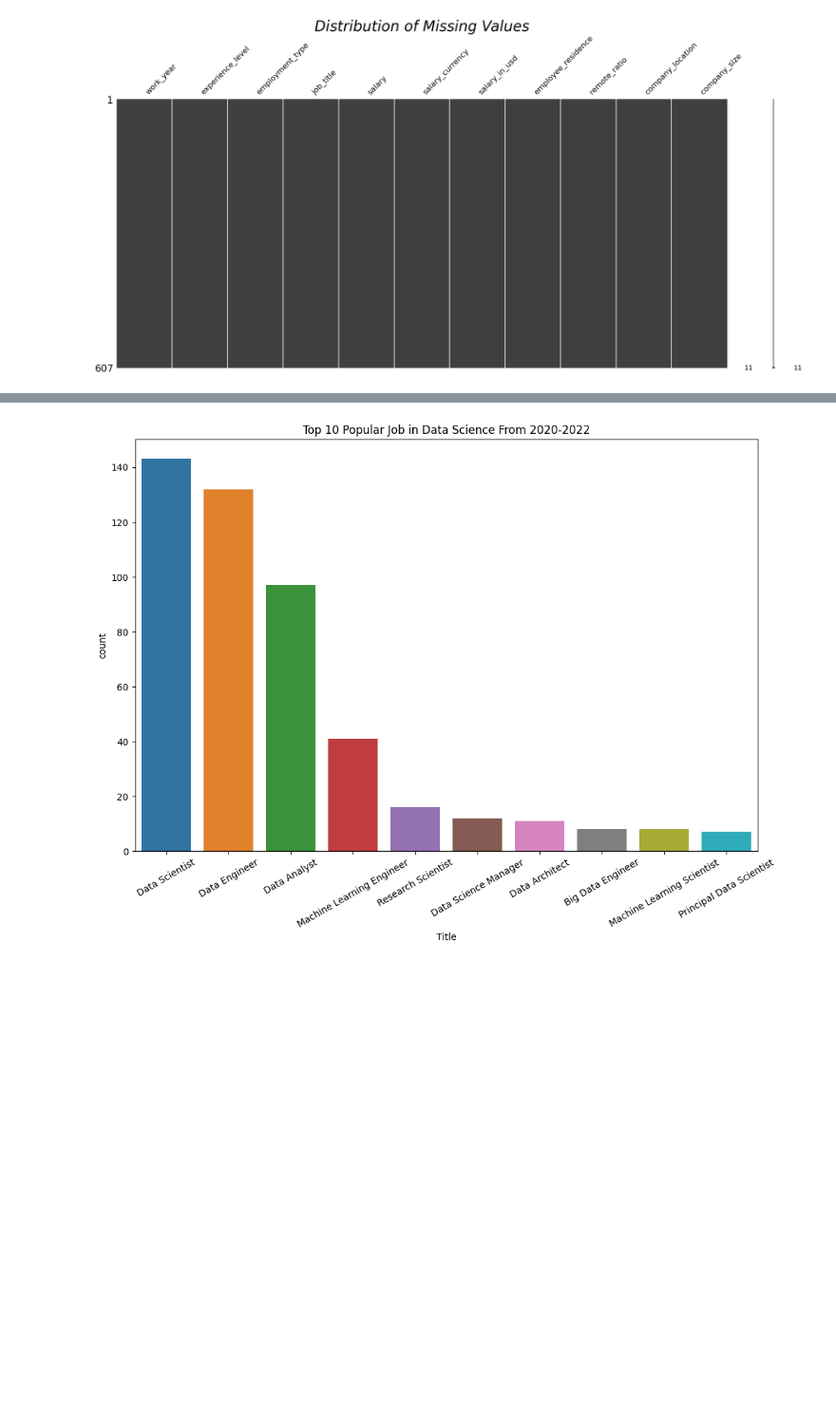
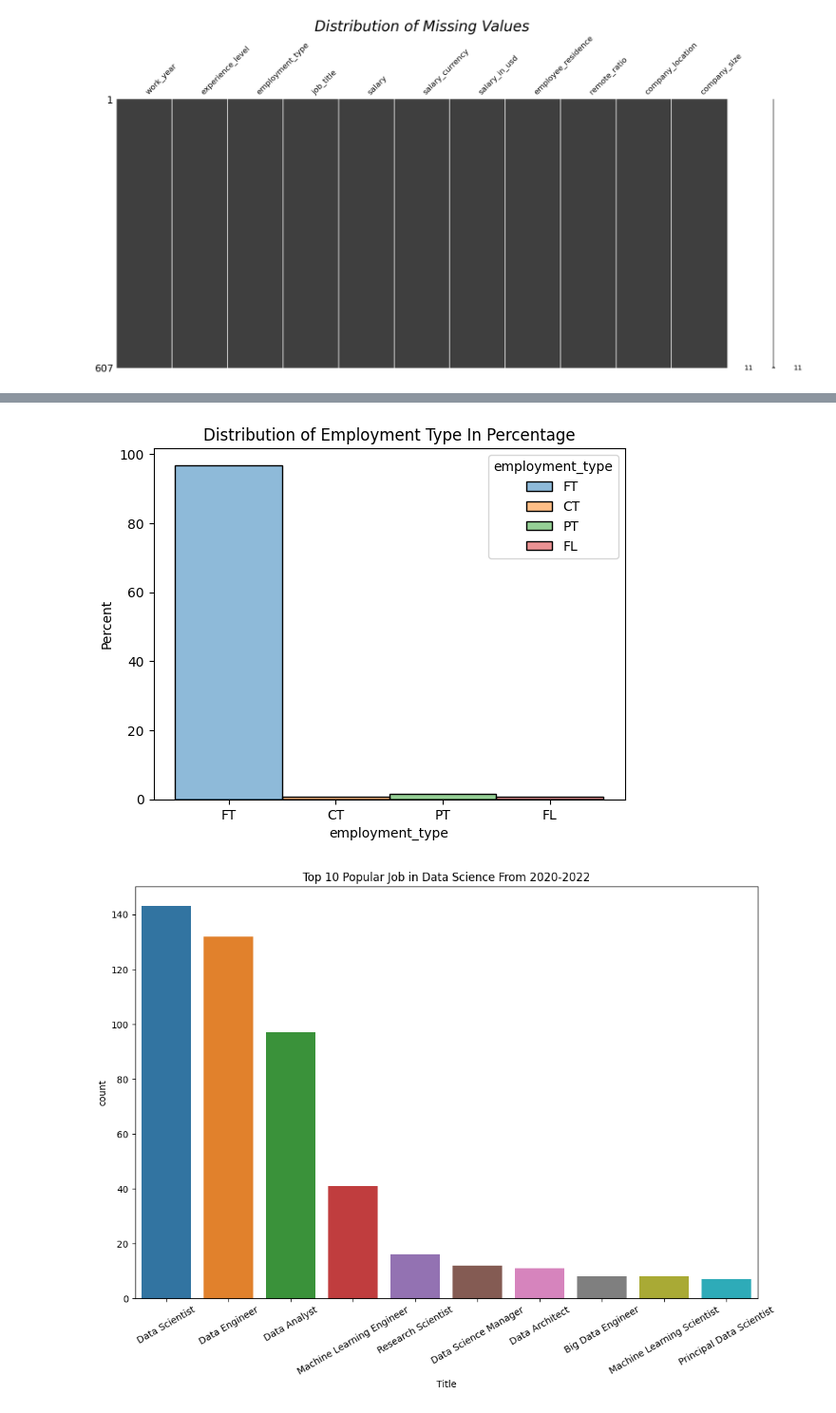
Before and after one commit to theo-thanhlam/data_science_salary, a Jupyter notebook: ds_salaries.ipynb, the cells around one changed output, grey strips where cells are left out. Shown at 95% size. Drawn from its saved outputs; the diff is of its cells as text; code cells hidden in the pictures; blank space fills up the shorter version.

```diff
--- a/ds_salaries.ipynb
+++ b/ds_salaries.ipynb
@@ -106,3 +83,10 @@ plt.show()
+# %%
+# Distribution of Employment Type
+sns.histplot(ds, x='employment_type', hue='employment_type', stat='percent')
+plt.title("Distribution of Employment Type In Percentage")
+plt.show()
+# %% [output]
+[figure, added]
 # %%
 #Job title
 job = ds['job_title'].value_counts().rename_axis("job_title").to_frame("count").reset_index()
```
Also changed, not shown: parts of 7 cells of this notebook.
